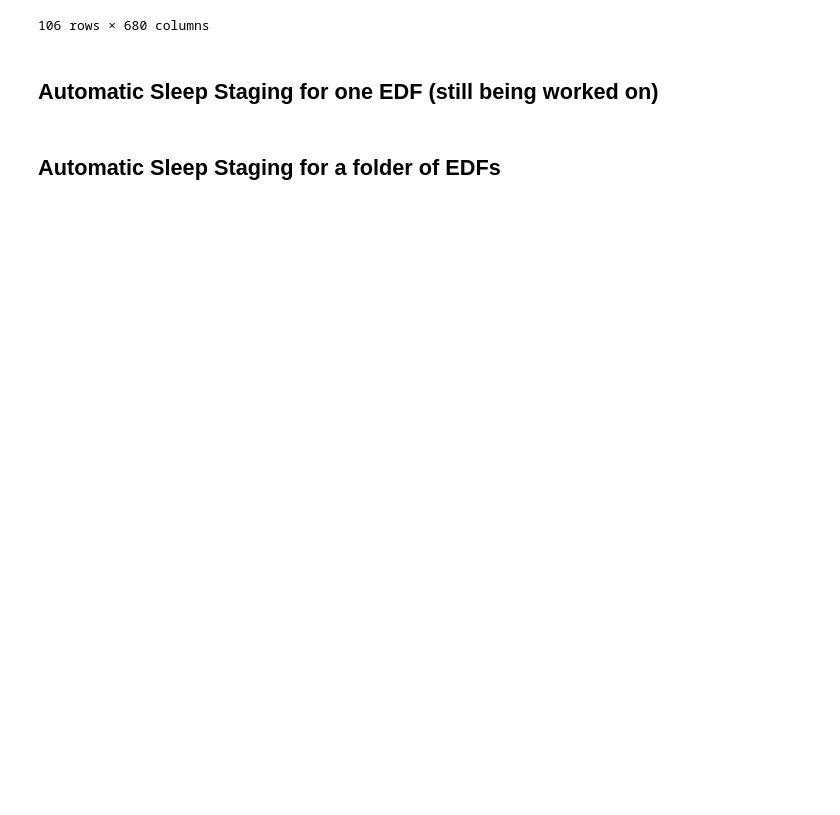
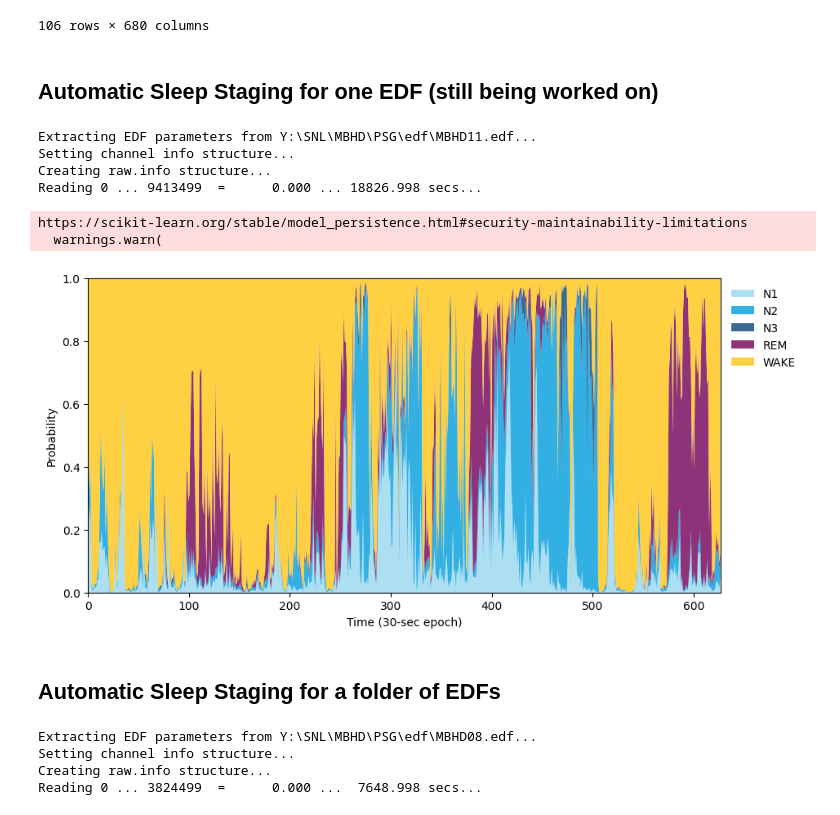
Before and after one commit to Somneuro-Lab-UMass/somnopy-v2, a Jupyter notebook: spso_pipeline.ipynb, the cells around one changed output. Drawn from its saved outputs; the diff is of its cells as text; code cells hidden in the pictures; blank space fills up the shorter version.

```diff
--- a/spso_pipeline.ipynb
+++ b/spso_pipeline.ipynb
@@ -459,10 +459,18 @@ power decibel shape: (106, 680)
 # %% [markdown]
 ## Automatic Sleep Staging for one EDF (still being worked on)
 # %%
-test_path = r"Y:\SNL\MBHD\PSG\edf\MBHD08.edf" #change path to edf file you want analyzed
+test_path = r"Y:\SNL\MBHD\PSG\edf\MBHD11.edf" #change path to edf file you want analyzed
 outpath = r"C:\Users\Beast\Ryan\somnopy\somnopy\somnopy_v2\output" #change path to output folder to store data
 
-df, hyp, probs, confidence = automatic_sleep_staging(test_path, outpath=outpath)
+df, hyp, probs, confidence = automatic_sleep_staging(test_path, eeg="C4", eog="EOG1", outpath=outpath)
+# %% [output]
+Extracting EDF parameters from Y:\SNL\MBHD\PSG\edf\MBHD11.edf...
+Setting channel info structure...
+Creating raw.info structure...
+Reading 0 ... 9413499  =      0.000 ... 18826.998 secs...
+https://scikit-learn.org/stable/model_persistence.html#security-maintainability-limitations
+  warnings.warn(
+[figure, added]
 # %% [markdown]
 ## Automatic Sleep Staging for a folder of EDFs
 # %%
@@ -470,3 +478,11 @@ input_path = r"Y:\SNL\MBHD\PSG\edf" #change path to folder of edf files you woul
 outpath = r"C:\Users\Beast\Ryan\somnopy\somnopy\somnopy_v2\output\MBHD_scoring" #change path to output folder to store data
 
 run_sleep_staging_on_folder(input_path, outpath)
+# %%
+test_path = r"Y:\SNL\MBHD\PSG\edf\MBHD08.edf"
+raw = mne.io.read_raw_edf(test_path, preload=True)
+# %% [output]
+Extracting EDF parameters from Y:\SNL\MBHD\PSG\edf\MBHD08.edf...
+Setting channel info structure...
+Creating raw.info structure...
+Reading 0 ... 3824499  =      0.000 ...  7648.998 secs...
```
Also changed, not shown: parts of 2 cells of this notebook, 1 other file.
